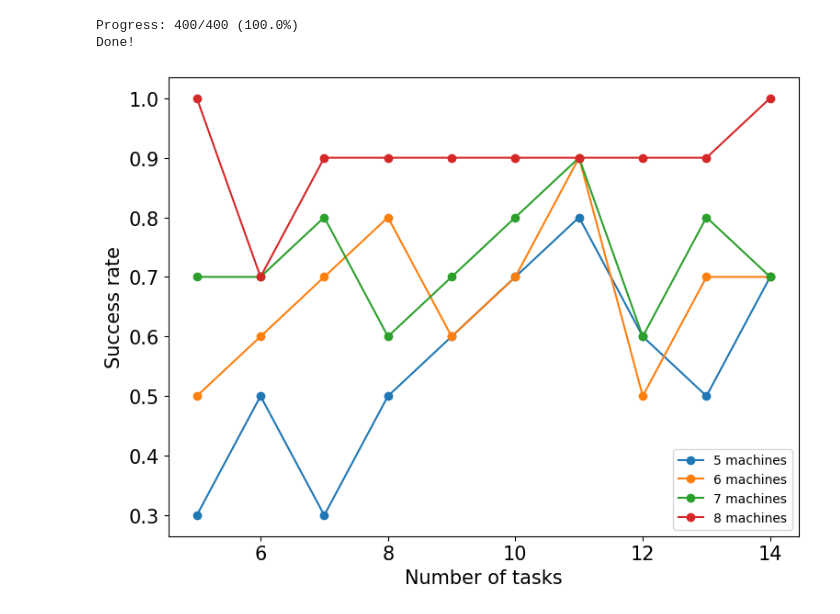
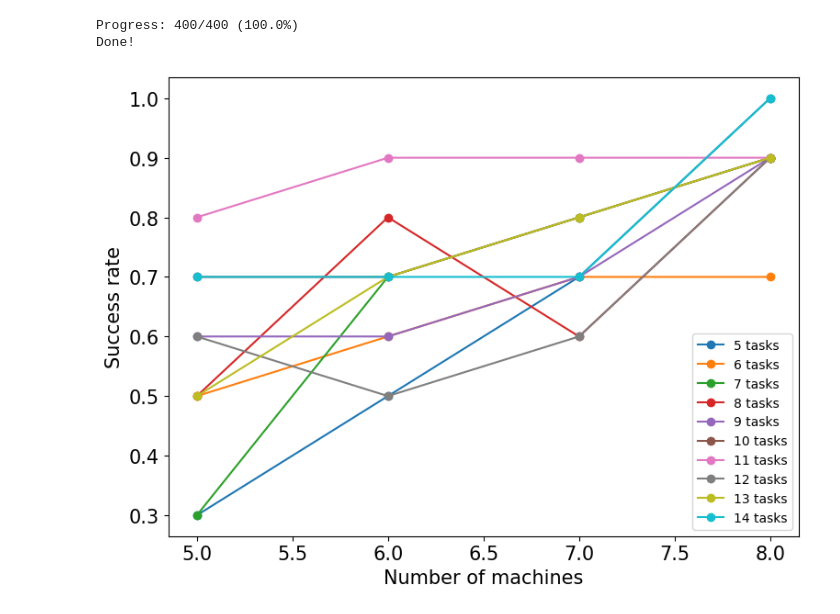
Before and after one commit to DOKOS-TAYOS/Task_Scheduler_with_Tensor_Networks, a Jupyter notebook: task_scheduling_tests.ipynb, the cells around one changed output. Cells and saved outputs as stored; diff of their text form; code cells hidden in the pictures.

```diff
--- a/task_scheduling_tests.ipynb
+++ b/task_scheduling_tests.ipynb
@@ -846,15 +843,15 @@ Progress: 400/400 (100.0%)
 Done!
 # %%
 plt.figure(figsize=(8,6))
-plt.xlabel('Number of tasks')
+plt.xlabel('Number of machines')
 plt.ylabel('Success rate')
 
-for i, num_machines in enumerate(machines_list):
-    plt.plot(tasks_list, success_collection[i,:], 'o-', label=f'{num_machines} machines')
+for i, num_tasks in enumerate(tasks_list):
+    plt.plot(machines_list, success_collection[:,i], 'o-', label=f'{num_tasks} tasks')
 
 plt.legend()
 plt.tight_layout()
 plt.savefig('figures/Success_rate.pdf')
 plt.show()
 # %% [output]
-[figure, old version]
+[figure, new version]
```
Also changed, not shown: parts of 1 cell of this notebook, 5 other files.
